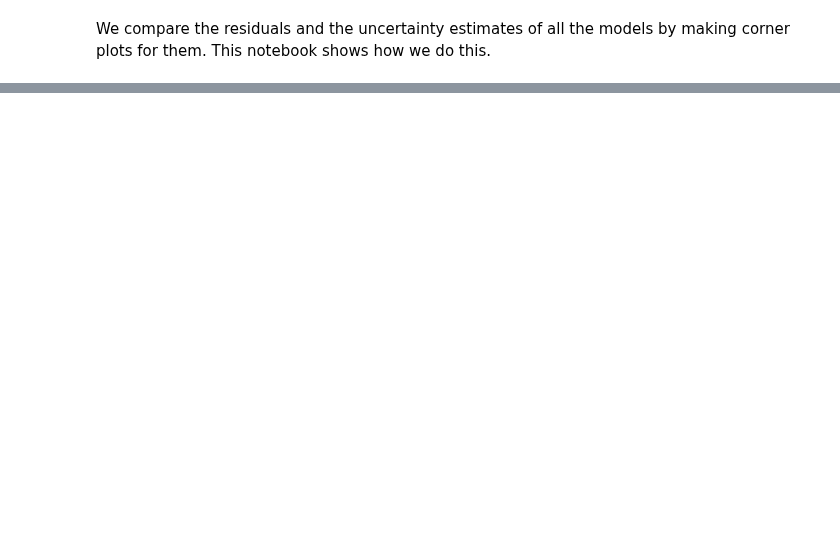
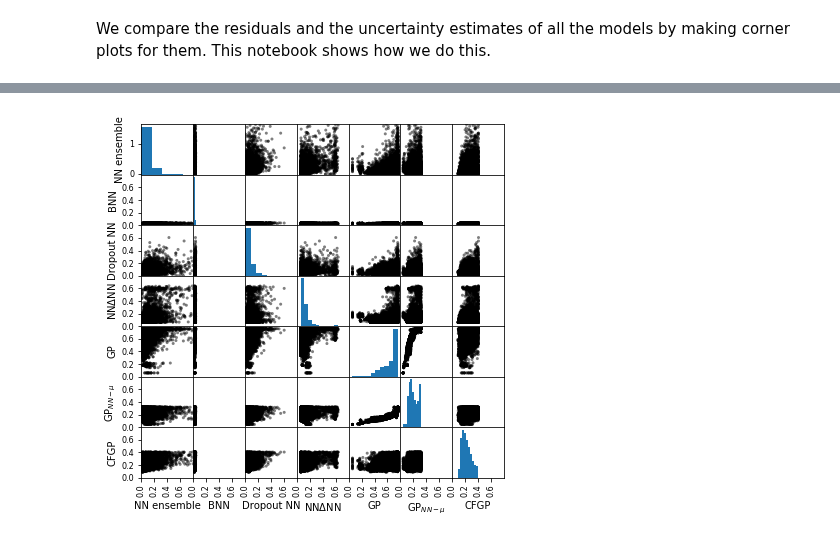
Before and after one commit to ulissigroup/uncertainty_benchmarking, a Jupyter notebook: paper/figures/corners/corner_plots.ipynb, the cells around one changed output, grey strips where cells are left out. Saved outputs shown, nothing was run; the diff lists cells and outputs as text; code cells hidden in the pictures; blank space fills up the shorter version.

```diff
--- a/paper/figures/corners/corner_plots.ipynb
+++ b/paper/figures/corners/corner_plots.ipynb
@@ -66,0 +61,33 @@ std_fig.savefig('sttdevs_corner.pdf', dpi=300, transparent=True, bbox_inches='ti
+# %%
+%matplotlib inline
+import matplotlib.pyplot as plt
+from pandas.plotting import scatter_matrix
+
+
+# Configs
+plt.rcParams['axes.labelsize'] = 10
+plt.rcParams['axes.titlesize'] = 10
+lims = (0, 0.8)
+xticks = [0, 0.2, 0.4, 0.6]
+figsize = (6.5, 6.5)
+color = 'k'
+
+# Plot
+stdev_figs = scatter_matrix(stdevs,
+                            figsize=figsize,
+                            c=color,
+                           )
+
+# Format
+for i, row in enumerate(stdev_figs):
+    for j, ax in enumerate(row):
+        ax.set_xlim(lims)
+        ax.set_xticks(xticks)
+        if i != j:  # Don't change the y limits of the histograms
+            ax.set_ylim(lims)
+            ax.set_yticks(xticks)
+
+# Save
+plt.savefig('stdev_correlations.pdf', dpi=300)
+# %% [output]
+[figure, added]
```
Also changed, not shown: parts of 5 cells of this notebook, 2 other files.
